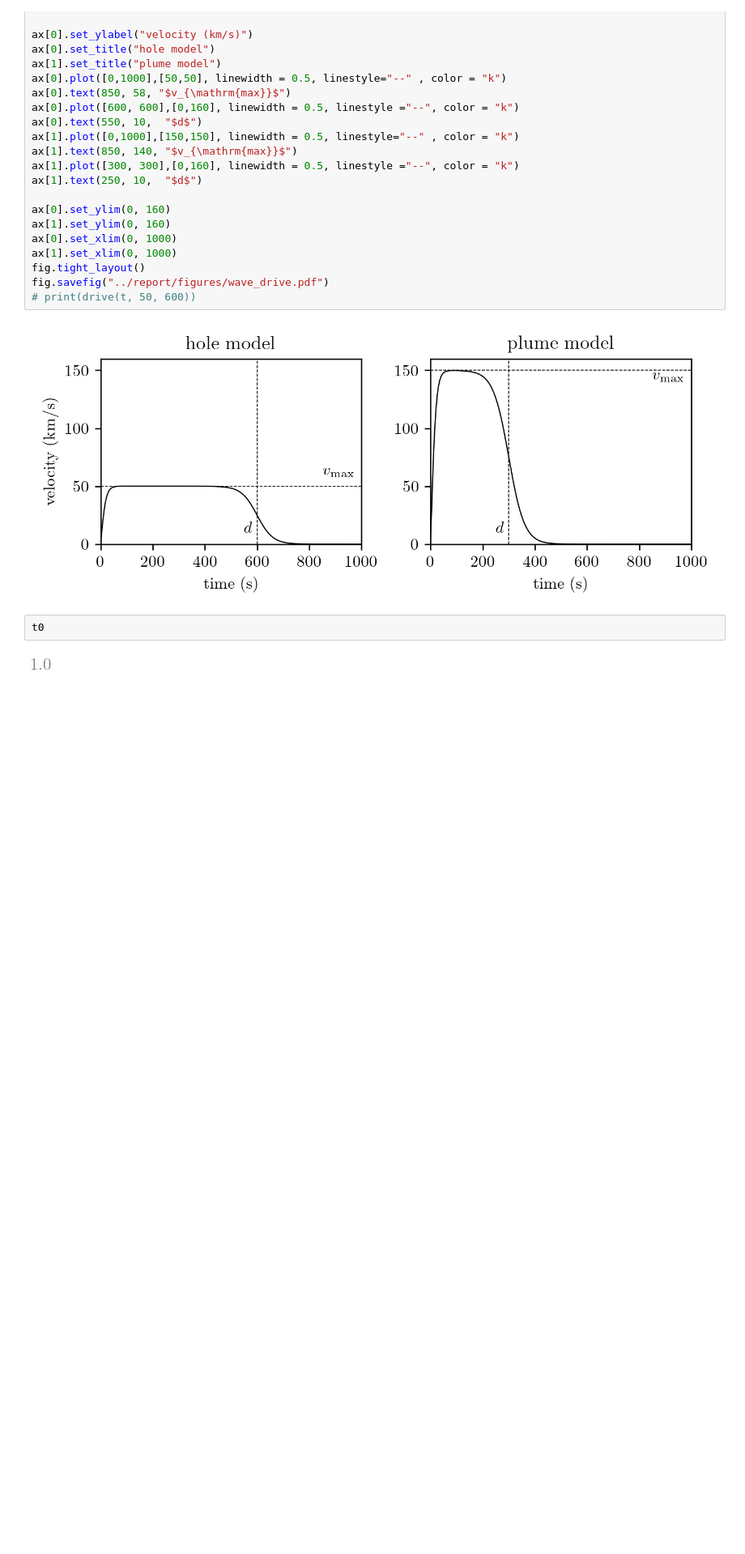
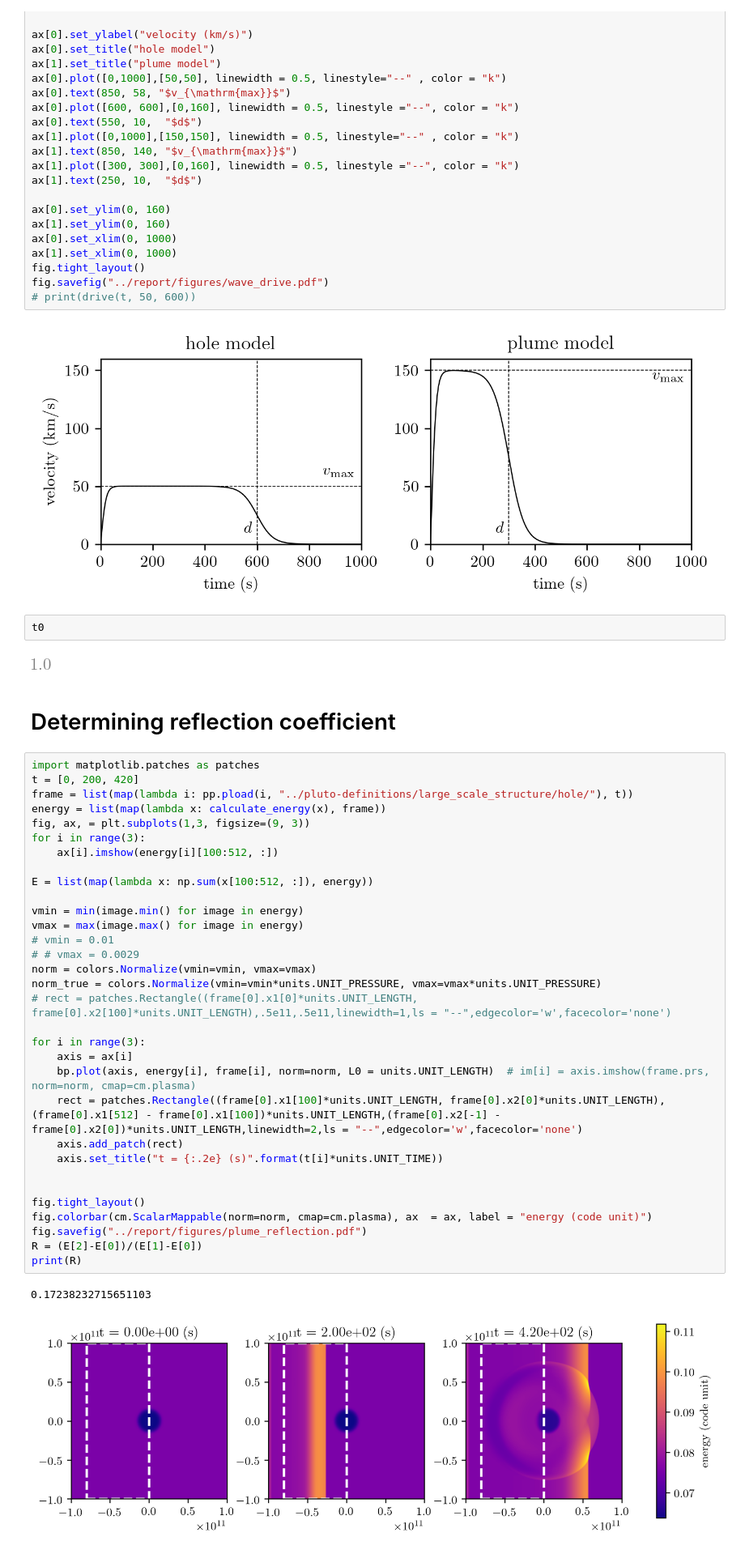
Before and after one commit to MichaelMaex/eindproject-2, a Jupyter notebook: notebooks/large_scale_structure.ipynb, the cells around one changed output. Shown at 81% size. Drawn from its saved outputs; the diff is of its cells as text; blank space fills up the shorter version.

Commit message:
calculated reflection coefficient

```diff
--- a/notebooks/large_scale_structure.ipynb
+++ b/notebooks/large_scale_structure.ipynb
@@ -156,3 +156,40 @@ fig.savefig("../report/figures/wave_drive.pdf")
 t0
 # %% [output]
 [figure]
+# %% [markdown]
+# Determining reflection coefficient
+# %%
+import matplotlib.patches as patches
+t = [0, 200, 420]
+frame = list(map(lambda i: pp.pload(i, "../pluto-definitions/large_scale_structure/hole/"), t))
+energy = list(map(lambda x: calculate_energy(x), frame))
+fig, ax, = plt.subplots(1,3, figsize=(9, 3))
+for i in range(3):
+    ax[i].imshow(energy[i][100:512, :])
+
+E = list(map(lambda x: np.sum(x[100:512, :]), energy))
+
+vmin = min(image.min() for image in energy)
+vmax = max(image.max() for image in energy)
+# vmin = 0.01
+# # vmax = 0.0029
+norm = colors.Normalize(vmin=vmin, vmax=vmax)
+norm_true = colors.Normalize(vmin=vmin*units.UNIT_PRESSURE, vmax=vmax*units.UNIT_PRESSURE)
+# rect = patches.Rectangle((frame[0].x1[0]*units.UNIT_LENGTH, frame[0].x2[100]*units.UNIT_LENGTH),.5e11,.5e11,linewidth=1,ls = "--",edgecolor='w',facecolor='none')
+
+for i in range(3):
+    axis = ax[i]
+    bp.plot(axis, energy[i], frame[i], norm=norm, L0 = units.UNIT_LENGTH)  # im[i] = axis.imshow(frame.prs, norm=norm, cmap=cm.plasma)
+    rect = patches.Rectangle((frame[0].x1[100]*units.UNIT_LENGTH, frame[0].x2[0]*units.UNIT_LENGTH),(frame[0].x1[512] - frame[0].x1[100])*units.UNIT_LENGTH,(frame[0].x2[-1] - frame[0].x2[0])*units.UNIT_LENGTH,linewidth=2,ls = "--",edgecolor='w',facecolor='none')
+    axis.add_patch(rect)
+    axis.set_title("t = {:.2e} (s)".format(t[i]*units.UNIT_TIME))
+
+
+fig.tight_layout()
+fig.colorbar(cm.ScalarMappable(norm=norm, cmap=cm.plasma), ax  = ax, label = "energy (code unit)")
+fig.savefig("../report/figures/plume_reflection.pdf")
+R = (E[2]-E[0])/(E[1]-E[0])
+print(R)
+# %% [output]
+0.17238232715651103
+[figure, added]
```
Also changed, not shown: parts of 3 cells of this notebook, 3 other files.
